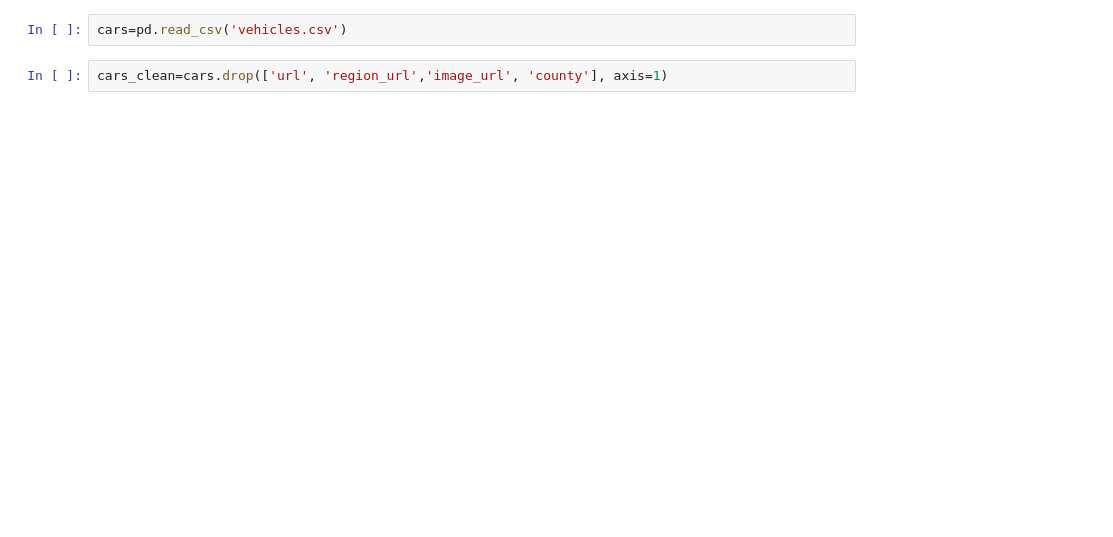
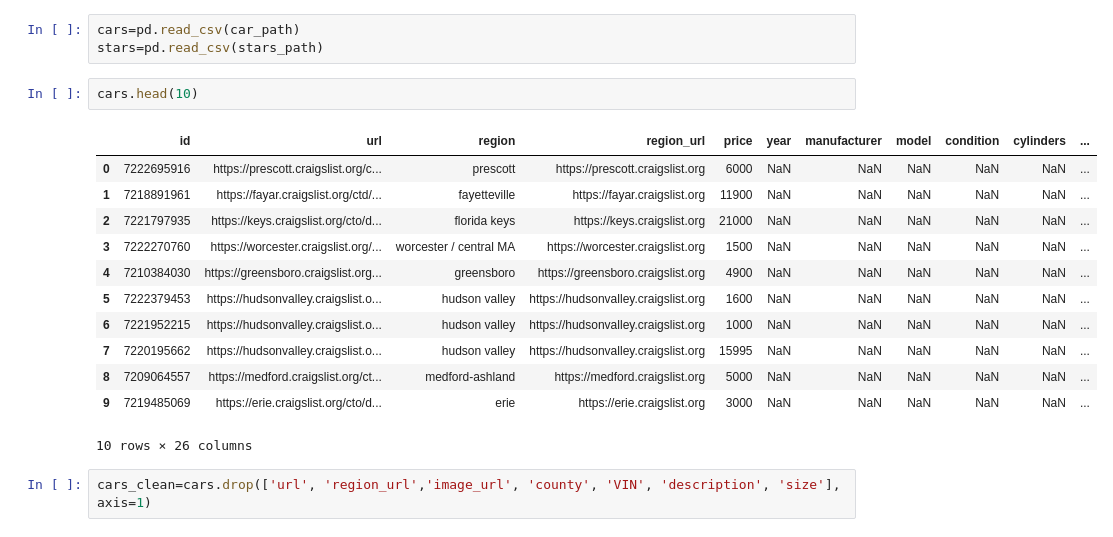
Before and after one commit to alexchilton/CAS_Project, a Jupyter notebook: m1_notebook_1.ipynb, the cells around one changed output. Drawn from its saved outputs; the diff is of its cells as text; blank space fills up the shorter version.

```diff
--- a/m1_notebook_1.ipynb
+++ b/m1_notebook_1.ipynb
@@ -4,7 +20,23 @@ import numpy as np
 # %%
-cars=pd.read_csv('vehicles.csv')
+cars=pd.read_csv(car_path)
+stars=pd.read_csv(stars_path)
+# %%
+cars.head(10)
+# %% [output]
+|  | id | url | region | region_url | price | year | manufacturer | model | condition | cylinders | ... |
+| 0 | 7222695916 | https://prescott.craigslist.org/c... | prescott | https://prescott.craigslist.org | 6000 | NaN | NaN | NaN | NaN | NaN | ... |
+| 1 | 7218891961 | https://fayar.craigslist.org/ctd/... | fayetteville | https://fayar.craigslist.org | 11900 | NaN | NaN | NaN | NaN | NaN | ... |
+| 2 | 7221797935 | https://keys.craigslist.org/cto/d... | florida keys | https://keys.craigslist.org | 21000 | NaN | NaN | NaN | NaN | NaN | ... |
+| 3 | 7222270760 | https://worcester.craigslist.org/... | worcester / central MA | https://worcester.craigslist.org | 1500 | NaN | NaN | NaN | NaN | NaN | ... |
+| 4 | 7210384030 | https://greensboro.craigslist.org... | greensboro | https://greensboro.craigslist.org | 4900 | NaN | NaN | NaN | NaN | NaN | ... |
+| 5 | 7222379453 | https://hudsonvalley.craigslist.o... | hudson valley | https://hudsonvalley.craigslist.org | 1600 | NaN | NaN | NaN | NaN | NaN | ... |
+| 6 | 7221952215 | https://hudsonvalley.craigslist.o... | hudson valley | https://hudsonvalley.craigslist.org | 1000 | NaN | NaN | NaN | NaN | NaN | ... |
+| 7 | 7220195662 | https://hudsonvalley.craigslist.o... | hudson valley | https://hudsonvalley.craigslist.org | 15995 | NaN | NaN | NaN | NaN | NaN | ... |
+| 8 | 7209064557 | https://medford.craigslist.org/ct... | medford-ashland | https://medford.craigslist.org | 5000 | NaN | NaN | NaN | NaN | NaN | ... |
+| 9 | 7219485069 | https://erie.craigslist.org/cto/d... | erie | https://erie.craigslist.org | 3000 | NaN | NaN | NaN | NaN | NaN | ... |
+10 rows × 26 columns
 # %%
-cars_clean=cars.drop(['url', 'region_url','image_url', 'county'], axis=1)
+cars_clean=cars.drop(['url', 'region_url','image_url', 'county', 'VIN', 'description', 'size'], axis=1)
 # %%
 cars_clean.columns
 # %% [output]
```
Also changed, not shown: parts of 9 cells of this notebook.
